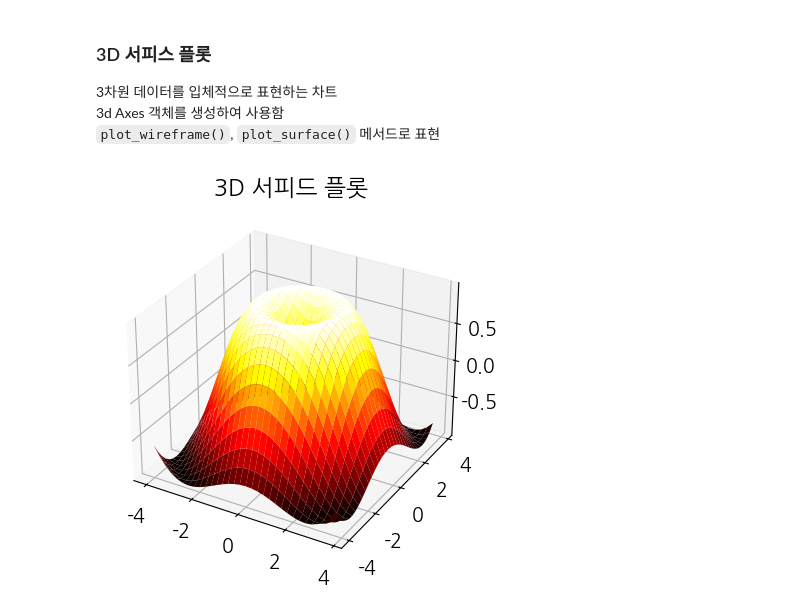
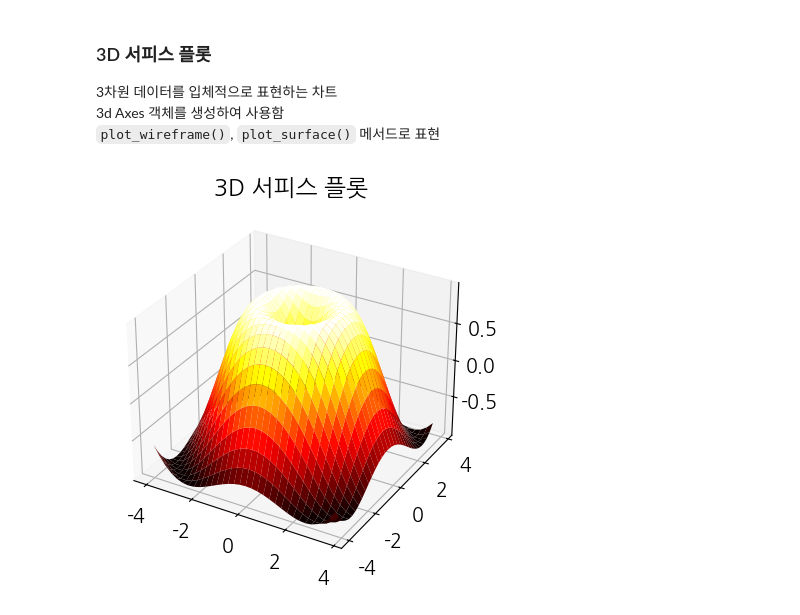
Before and after one commit to heesanggod/pythonworkspace, a Jupyter notebook: matplotlib_visualize_data/matplotlib_variety_plots.ipynb, the cells around one changed output. Saved outputs shown, nothing was run; the diff lists cells and outputs as text; code cells hidden in the pictures.

```diff
--- a/matplotlib_visualize_data/matplotlib_variety_plots.ipynb
+++ b/matplotlib_visualize_data/matplotlib_variety_plots.ipynb
@@ -214,13 +214,13 @@ plt.show()
 # %%
 x = np.arange(-4, 4, 0.25)
 y = np.arange(-4, 4, 0.25)
 xx, yy = np.meshgrid(x, y)
 rr = np.sqrt(xx**2 + yy**2)
 zz = np.sin(rr)
 
 axes = plt.axes(projection='3d')
-axes.set_title('3D 서피드 플롯')
+axes.set_title('3D 서피스 플롯')
 axes.plot_surface(xx, yy, zz, rstride=1, cstride=1, cmap='hot')
 plt.show()
 # %% [output]
-[figure, old version]
+[figure, new version]
```
